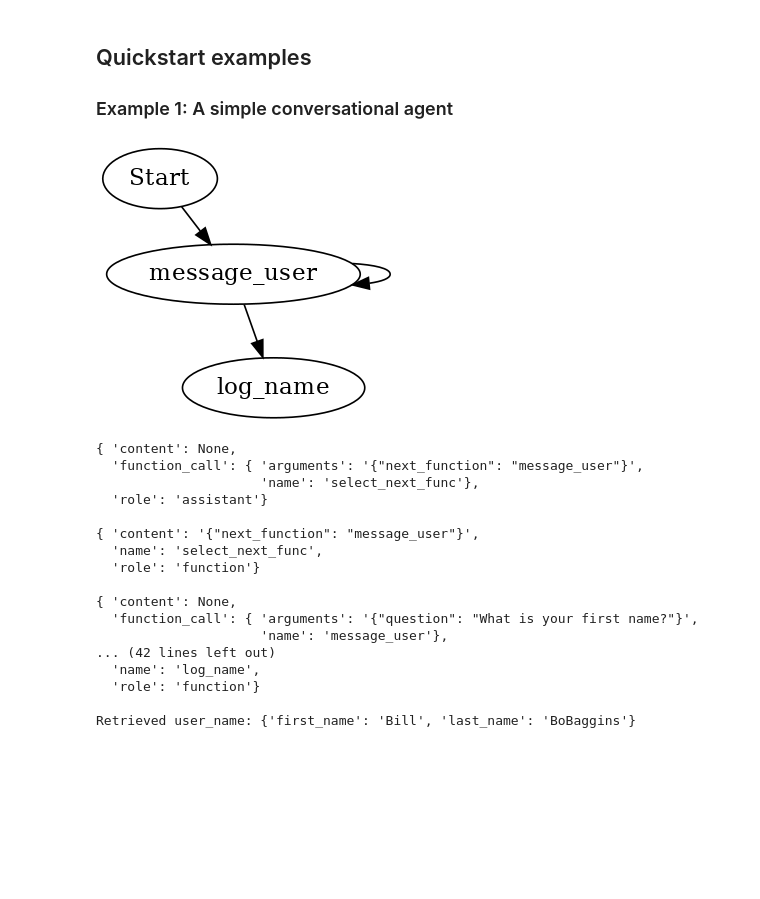
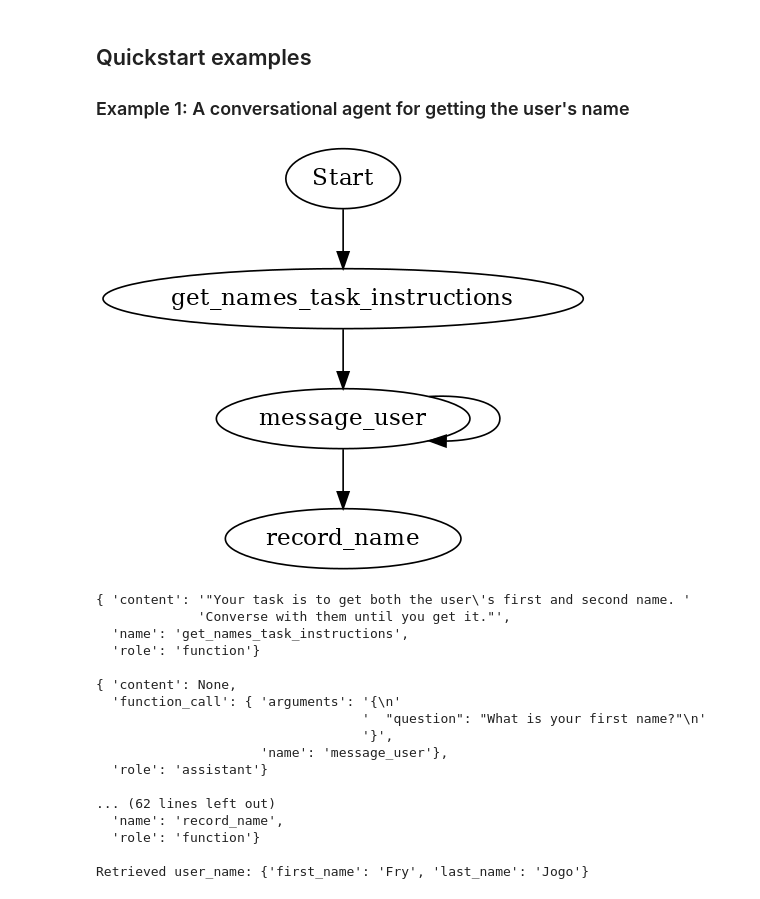
Before and after one commit to sradc/MakeAgents, a Jupyter notebook: README.ipynb, the cells around one changed output. Cells and saved outputs as stored; diff of their text form; code cells hidden in the pictures; blank space fills up the shorter version.

Commit message:
Now support functions with no args, and suggest using functions to define tasks too, instead of system prompt

```diff
--- a/README.ipynb
+++ b/README.ipynb
@@ -16,7 +24,7 @@ It consists of tools and a paridigm for creating agents.
 # %% [markdown]
 ## Quickstart examples
 
-### Example 1: A simple conversational agent
+### Example 1: A conversational agent for getting the user's name
 # %%
 import json
 import pprint
@@ -25,72 +33,76 @@ import make_agents as ma
 
 from pydantic import BaseModel, Field
 # %%
-# Define the functions the agent will use
+# Define action functions
+
+
+@ma.action
+def get_names_task_instructions():
+    return (
+        "Your task is to get both the user's first and second name. Converse with them"
+        " until you get it."
+    )
 
 
 class MessageUserArg(BaseModel):
     question: str = Field(description="Question to ask user")
 
 
-@ma.llm_func
+@ma.action
 def message_user(arg: MessageUserArg):
     """Send the user a message, and get their response."""
     response = ""
     while response == "":
         response = input(arg.question).strip()
     return response
 
 
 class LogNameArg(BaseModel):
     first_name: str = Field(description="User's first name")
     last_name: str = Field(description="User's last name")
 
 
-@ma.llm_func
-def log_name(arg: LogNameArg):
-    """Log the name of the user. Only do this if you are certain."""
+@ma.action
+def record_name(arg: LogNameArg):
+    """Record the users first and last name."""
     return {"first_name": arg.first_name, "last_name": arg.last_name}
 
 
-# Define the agent, as a graph of functions
-agent_graph = {
-    ma.Start: [message_user],
-    message_user: [message_user, log_name],
+# Define action graph
+action_graph = {
+    ma.Start: [get_names_task_instructions],
+    get_names_task_instructions: [message_user],
+    message_user: [message_user, record_name],
 }
-display(ma.draw_graph(agent_graph))
-
-# Initialise the message stack with a system prompt
-messages_init = [
-    {
-        "role": "system",
-        "content": "Get the first and last name of the user.",
-    }
-]
+display(ma.bonus.draw_graph(action_graph))
 
 # Run the agent
-for messages in ma.run_agent(agent_graph, messages_init):
+for messages in ma.run_agent(
+    action_graph, completion=ma.gpt.get_completion_func(model="gpt-3.5-turbo")
+):
+    # `messages` contains the whole message stack, so just print the most recent message
     pprint.pprint(messages[-1], indent=2)
     print()
 print(f"Retrieved user_name: {json.loads(messages[-1]['content'])}")
 # %% [output]
-[figure, old version]
+[figure, new version]
-{ 'content': None,
-  'function_call': { 'arguments': '{"next_function": "message_user"}',
-                     'name': 'select_next_func'},
-  'role': 'assistant'}
-
-{ 'content': '{"next_function": "message_user"}',
-  'name': 'select_next_func',
+{ 'content': '"Your task is to get both the user\'s first and second name. '
+             'Converse with them until you get it."',
+  'name': 'get_names_task_instructions',
   'role': 'function'}
 
 { 'content': None,
-  'function_call': { 'arguments': '{"question": "What is your first name?"}',
+  'function_call': { 'arguments': '{\n'
+                                  '  "question": "What is your first name?"\n'
+                                  '}',
                      'name': 'message_user'},
-... (42 lines left out)
-  'name': 'log_name',
+  'role': 'assistant'}
+
+... (62 lines left out)
+  'name': 'record_name',
   'role': 'function'}
 
-Retrieved user_name: {'first_name': 'Bill', 'last_name': 'BoBaggins'}
+Retrieved user_name: {'first_name': 'Fry', 'last_name': 'Jogo'}
 # %% [markdown]
 ### Notes:
 
```
Also changed, not shown: parts of 2 cells of this notebook, 8 other files.
